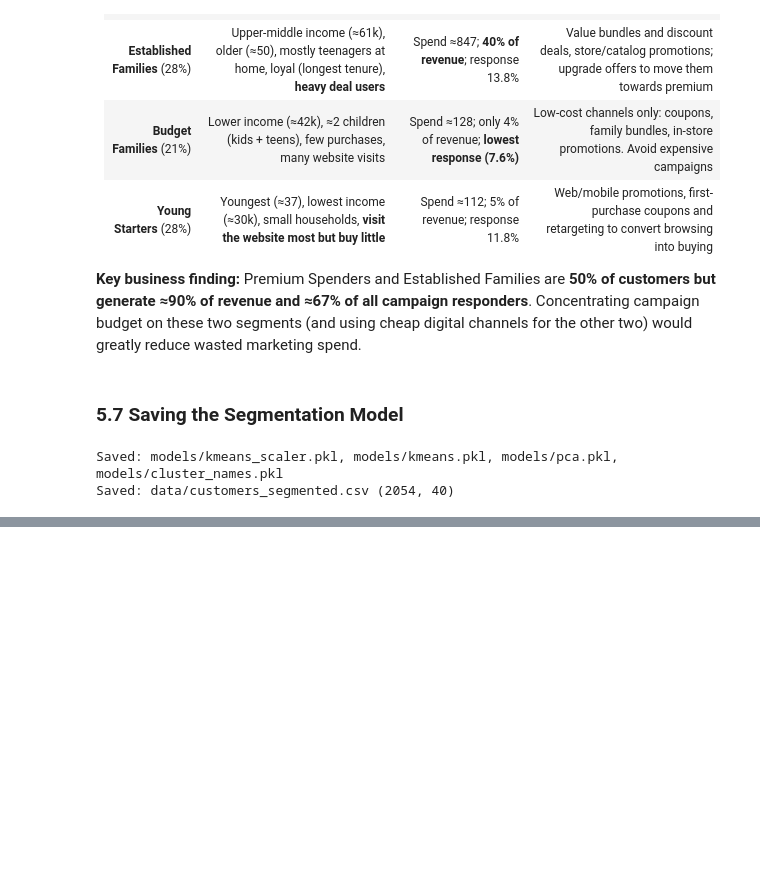
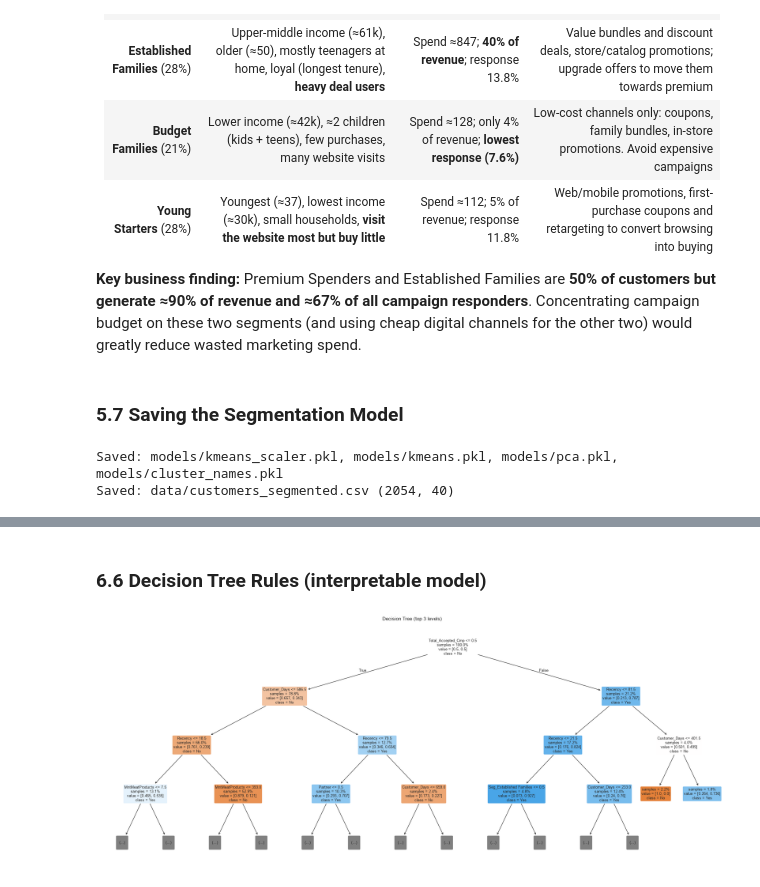
Before and after one commit to manasvigohil28/Customer-Segmentation-Campaign-Optimization, a Jupyter notebook: notebooks/analysis.ipynb, the cells around one changed output, grey strips where cells are left out. Cells and saved outputs as stored; diff of their text form; code cells hidden in the pictures; blank space fills up the shorter version.

```diff
--- a/notebooks/analysis.ipynb
+++ b/notebooks/analysis.ipynb
@@ -934,0 +1132,10 @@ Saved: data/customers_segmented.csv (2054, 40)
+# %% [markdown]
+### 6.6 Decision Tree Rules (interpretable model)
+# %%
+plt.figure(figsize=(22, 9))
+plot_tree(models["Decision Tree"], feature_names=FEATURES, class_names=["No", "Yes"], filled=True,
+          max_depth=3, fontsize=9, rounded=True, proportion=True, impurity=False)
+plt.title("Decision Tree (top 3 levels)")
+save("25_decision_tree"); plt.show()
+# %% [output]
+[figure, added]
```
Also changed, not shown: parts of 26 cells of this notebook, 13 other files.
